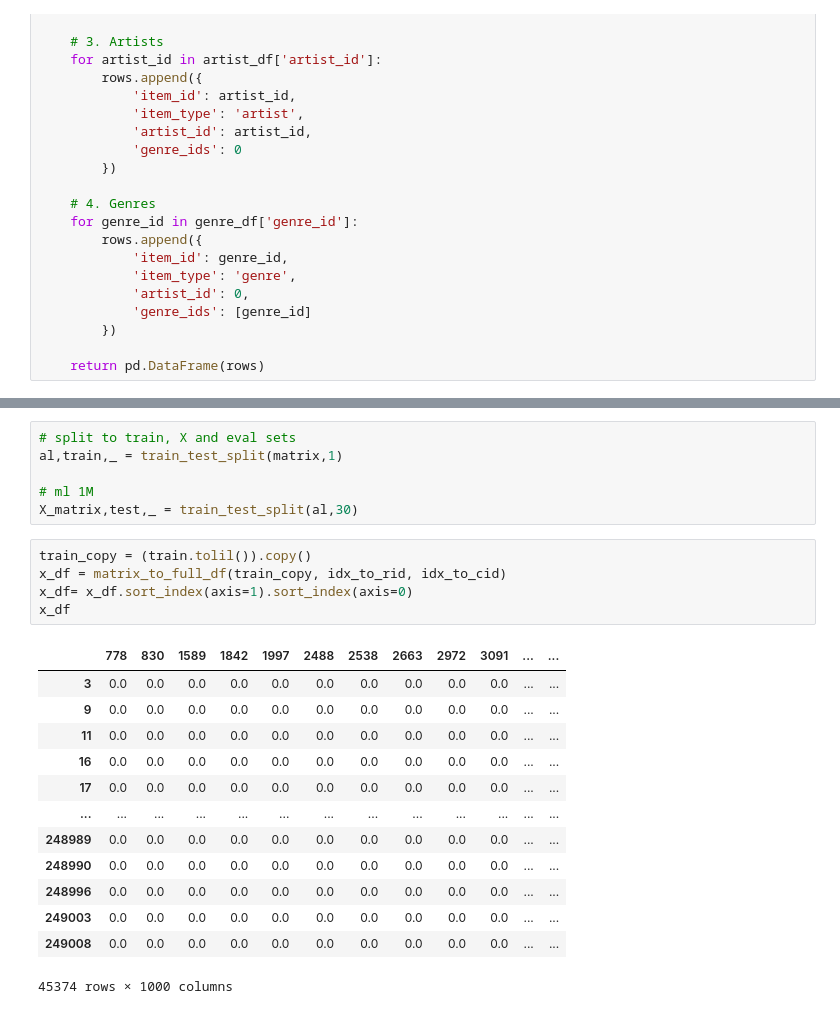
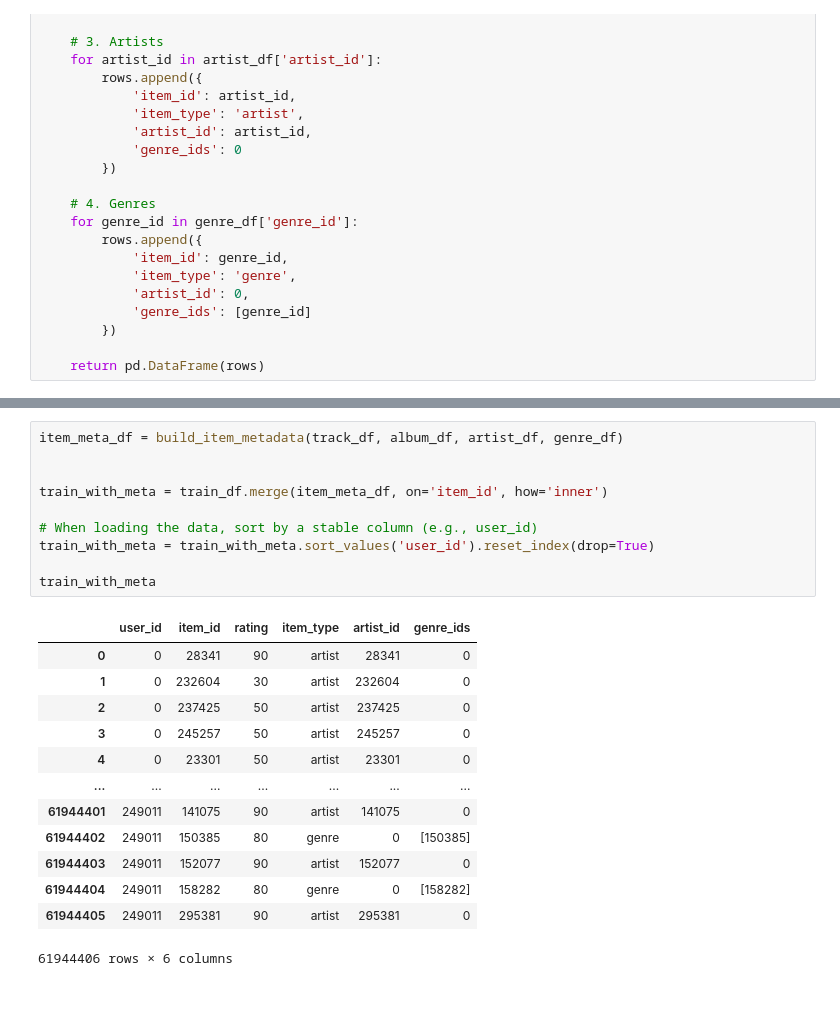
Before and after one commit to camilleecu/master_thesis, a Jupyter notebook: re_sample (2)/yahoo_data_processor.ipynb, the cells around one changed output, grey strips where cells are left out. Saved outputs shown, nothing was run; the diff lists cells and outputs as text.

Commit message:
yahoo data processor

```diff
--- a/re_sample (2)/yahoo_data_processor.ipynb
+++ b/re_sample (2)/yahoo_data_processor.ipynb
@@ -971,25 +270,24 @@ Sparsity: 18.366%
-# %%
-# split to train, X and eval sets
-al,train,_ = train_test_split(matrix,1)
-
-# ml 1M
-X_matrix,test,_ = train_test_split(al,30)
-# %%
-train_copy = (train.tolil()).copy()
-x_df = matrix_to_full_df(train_copy, idx_to_rid, idx_to_cid)
-x_df= x_df.sort_index(axis=1).sort_index(axis=0)
-x_df
-# %% [output]
-|  | 778 | 830 | 1589 | 1842 | 1997 | 2488 | 2538 | 2663 | 2972 | 3091 | ... | ... |
-| 3 | 0.0 | 0.0 | 0.0 | 0.0 | 0.0 | 0.0 | 0.0 | 0.0 | 0.0 | 0.0 | ... | ... |
-| 9 | 0.0 | 0.0 | 0.0 | 0.0 | 0.0 | 0.0 | 0.0 | 0.0 | 0.0 | 0.0 | ... | ... |
-| 11 | 0.0 | 0.0 | 0.0 | 0.0 | 0.0 | 0.0 | 0.0 | 0.0 | 0.0 | 0.0 | ... | ... |
-| 16 | 0.0 | 0.0 | 0.0 | 0.0 | 0.0 | 0.0 | 0.0 | 0.0 | 0.0 | 0.0 | ... | ... |
-| 17 | 0.0 | 0.0 | 0.0 | 0.0 | 0.0 | 0.0 | 0.0 | 0.0 | 0.0 | 0.0 | ... | ... |
-| ... | ... | ... | ... | ... | ... | ... | ... | ... | ... | ... | ... | ... |
-| 248989 | 0.0 | 0.0 | 0.0 | 0.0 | 0.0 | 0.0 | 0.0 | 0.0 | 0.0 | 0.0 | ... | ... |
-| 248990 | 0.0 | 0.0 | 0.0 | 0.0 | 0.0 | 0.0 | 0.0 | 0.0 | 0.0 | 0.0 | ... | ... |
-| 248996 | 0.0 | 0.0 | 0.0 | 0.0 | 0.0 | 0.0 | 0.0 | 0.0 | 0.0 | 0.0 | ... | ... |
-| 249003 | 0.0 | 0.0 | 0.0 | 0.0 | 0.0 | 0.0 | 0.0 | 0.0 | 0.0 | 0.0 | ... | ... |
-| 249008 | 0.0 | 0.0 | 0.0 | 0.0 | 0.0 | 0.0 | 0.0 | 0.0 | 0.0 | 0.0 | ... | ... |
-45374 rows × 1000 columns
+# %%
+item_meta_df = build_item_metadata(track_df, album_df, artist_df, genre_df)
+
+
+train_with_meta = train_df.merge(item_meta_df, on='item_id', how='inner')
+
+# When loading the data, sort by a stable column (e.g., user_id)
+train_with_meta = train_with_meta.sort_values('user_id').reset_index(drop=True)
+
+train_with_meta
+# %% [output]
+|  | user_id | item_id | rating | item_type | artist_id | genre_ids |
+| 0 | 0 | 28341 | 90 | artist | 28341 | 0 |
+| 1 | 0 | 232604 | 30 | artist | 232604 | 0 |
+| 2 | 0 | 237425 | 50 | artist | 237425 | 0 |
+| 3 | 0 | 245257 | 50 | artist | 245257 | 0 |
+| 4 | 0 | 23301 | 50 | artist | 23301 | 0 |
+| ... | ... | ... | ... | ... | ... | ... |
+| 61944401 | 249011 | 141075 | 90 | artist | 141075 | 0 |
+| 61944402 | 249011 | 150385 | 80 | genre | 0 | [150385] |
+| 61944403 | 249011 | 152077 | 90 | artist | 152077 | 0 |
+| 61944404 | 249011 | 158282 | 80 | genre | 0 | [158282] |
+| 61944405 | 249011 | 295381 | 90 | artist | 295381 | 0 |
+61944406 rows × 6 columns
```
Also changed, not shown: parts of 36 cells of this notebook, 6 other files.
